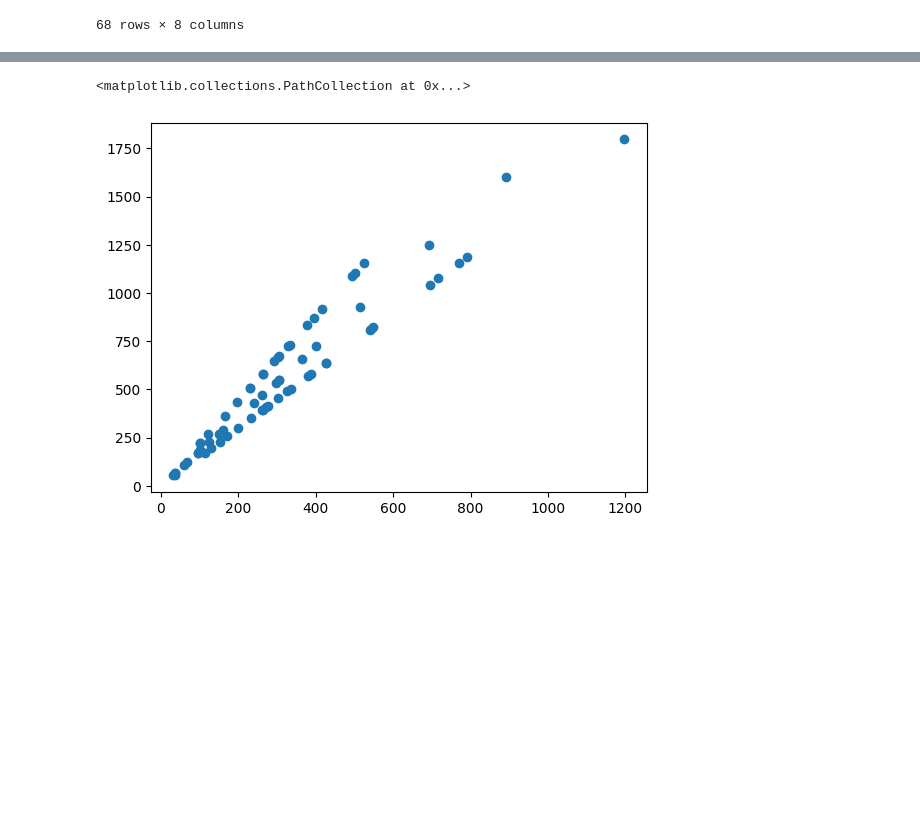
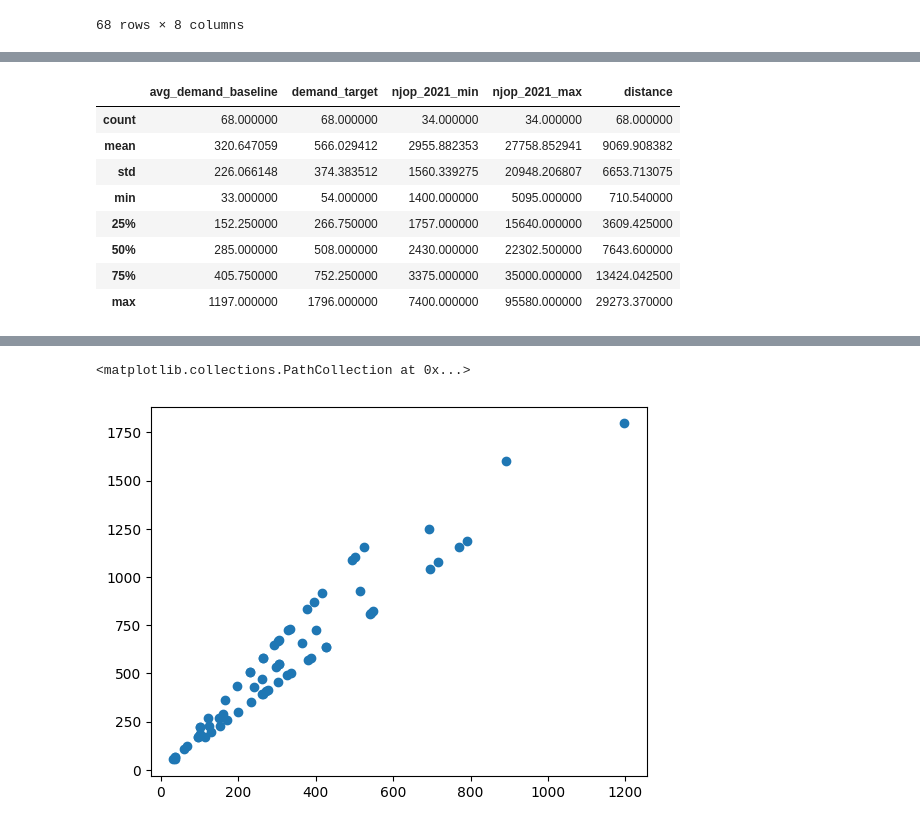
Before and after one commit to hafidabid/clustering-gudang, a Jupyter notebook: experiment1.ipynb, the cells around one changed output, grey strips where cells are left out. Cells and saved outputs as stored; diff of their text form; code cells hidden in the pictures; blank space fills up the shorter version.

```diff
--- a/experiment1.ipynb
+++ b/experiment1.ipynb
@@ -22,3 +73,3 @@ df
 # %%
 #Data Cleansing
-df = df
+df.isna().sum()
@@ -24,0 +106,12 @@ df = df
+# %%
+df.describe()
+# %% [output]
+|  | avg_demand_baseline | demand_target | njop_2021_min | njop_2021_max | distance |
+| count | 68.000000 | 68.000000 | 34.000000 | 34.000000 | 68.000000 |
+| mean | 320.647059 | 566.029412 | 2955.882353 | 27758.852941 | 9069.908382 |
+| std | 226.066148 | 374.383512 | 1560.339275 | 20948.206807 | 6653.713075 |
+| min | 33.000000 | 54.000000 | 1400.000000 | 5095.000000 | 710.540000 |
+| 25% | 152.250000 | 266.750000 | 1757.000000 | 15640.000000 | 3609.425000 |
+| 50% | 285.000000 | 508.000000 | 2430.000000 | 22302.500000 | 7643.600000 |
+| 75% | 405.750000 | 752.250000 | 3375.000000 | 35000.000000 | 13424.042500 |
+| max | 1197.000000 | 1796.000000 | 7400.000000 | 95580.000000 | 29273.370000 |
```
Also changed, not shown: parts of 14 cells of this notebook, 2 other files.
